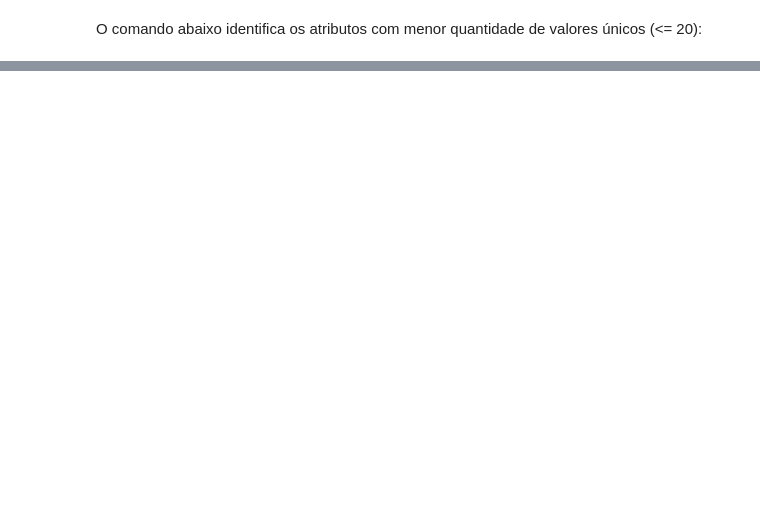
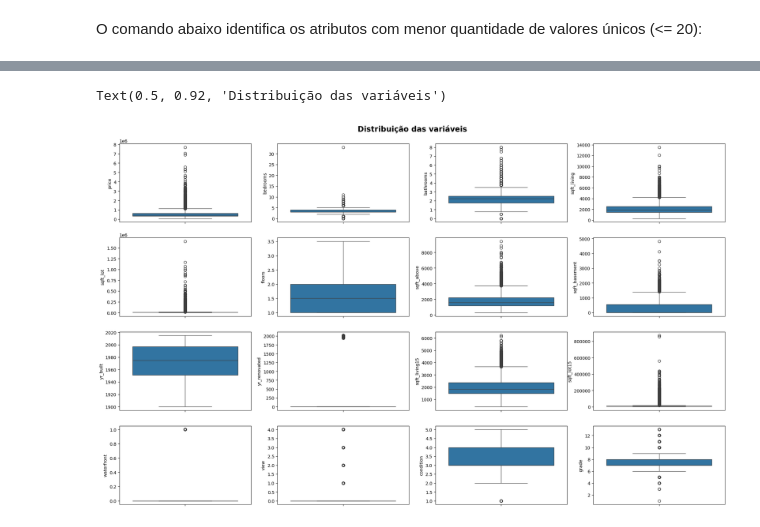
Before and after one commit to oiac23/house-prices-prediction, a Jupyter notebook: Modeling_Linear_Regression.ipynb, the cells around one changed output, grey strips where cells are left out. Saved outputs shown, nothing was run; the diff lists cells and outputs as text; code cells hidden in the pictures; blank space fills up the shorter version.

```diff
--- a/Modeling_Linear_Regression.ipynb
+++ b/Modeling_Linear_Regression.ipynb
@@ -192,0 +256,11 @@ O comando abaixo identifica os atributos com menor quantidade de valores únicos
+# %%
+fig, ax = plt.subplots(4, 4, figsize=(25,15))
+i=0
+for col in colunas_quant+colunas_quali:
+    sns.boxplot(sales[col], ax=ax[int(i/4),i%4])
+    i+=1
+
+plt.suptitle('Distribuição das variáveis', size='xx-large', weight='bold',y=0.92)
+# %% [output]
+Text(0.5, 0.92, 'Distribuição das variáveis')
+[figure, added]
```
Also changed, not shown: parts of 10 cells of this notebook.
